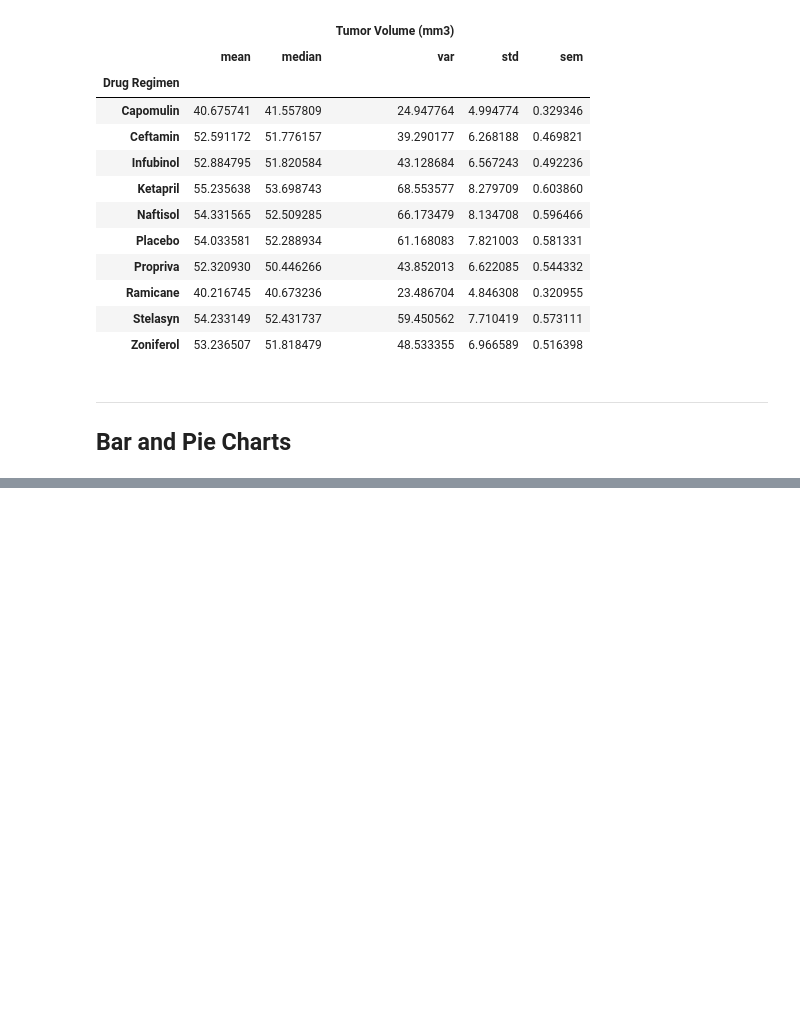
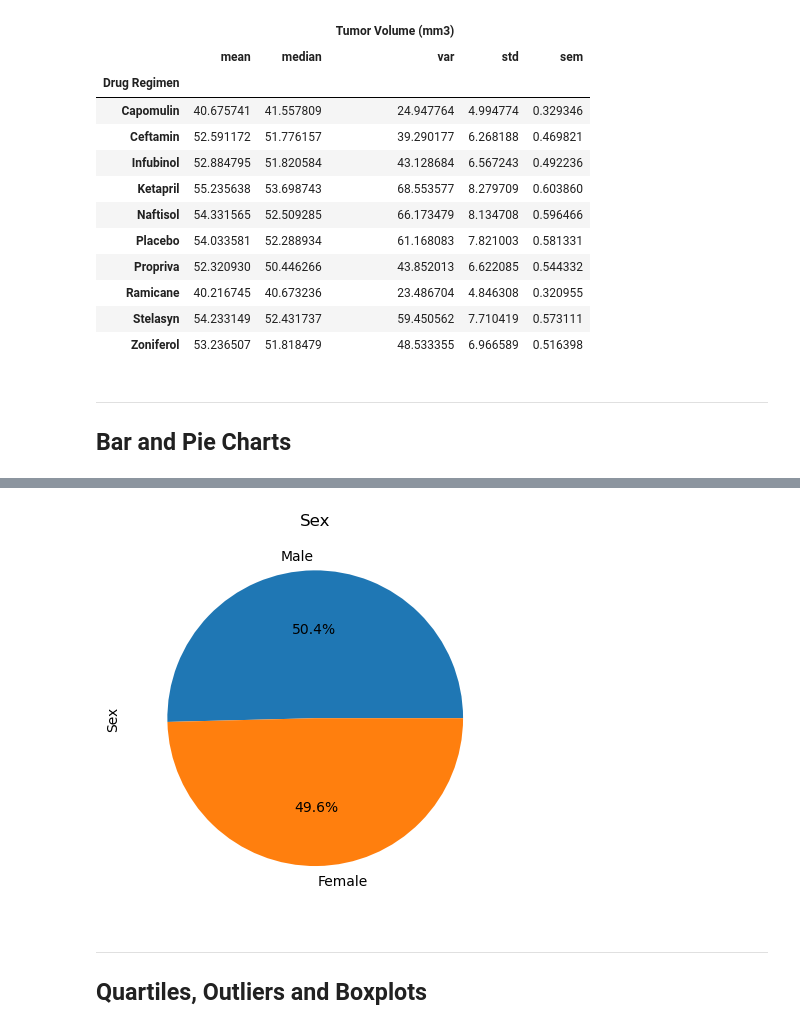
Before and after one commit to adilourai/matplotlib-challenge, a Jupyter notebook: Pymaceuticals Analysis.ipynb, the cells around one changed output, grey strips where cells are left out. Saved outputs shown, nothing was run; the diff lists cells and outputs as text; code cells hidden in the pictures; blank space fills up the shorter version.

```diff
--- a/Pymaceuticals Analysis.ipynb
+++ b/Pymaceuticals Analysis.ipynb
@@ -121,0 +176,13 @@ summary_stats
+# %%
+# Generate a pie plot showing the distribution of female versus male mice using pyplot
+labels = ['Male','Female']
+sexes = all_data.groupby('Sex')['Mouse ID'].nunique()
+data = [sexes['Male'],sexes['Female']]
+pie_2 = plt.pie(data, labels = labels, autopct='%1.1f%%')
+plt.ylabel('Sex')
+plt.show()
+# %% [output]
+[figure, added]
+# %% [markdown]
+***
+## Quartiles, Outliers and Boxplots
```
Also changed, not shown: parts of 5 cells of this notebook.
